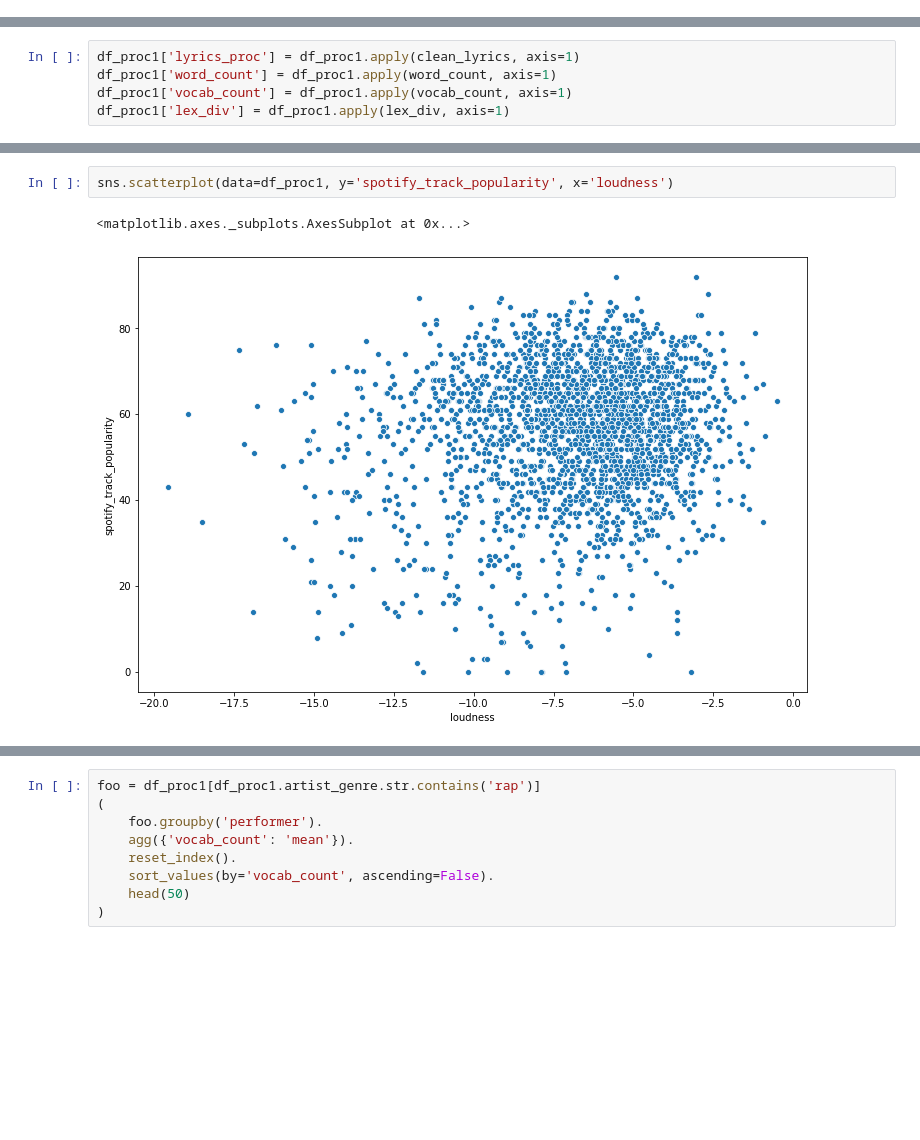
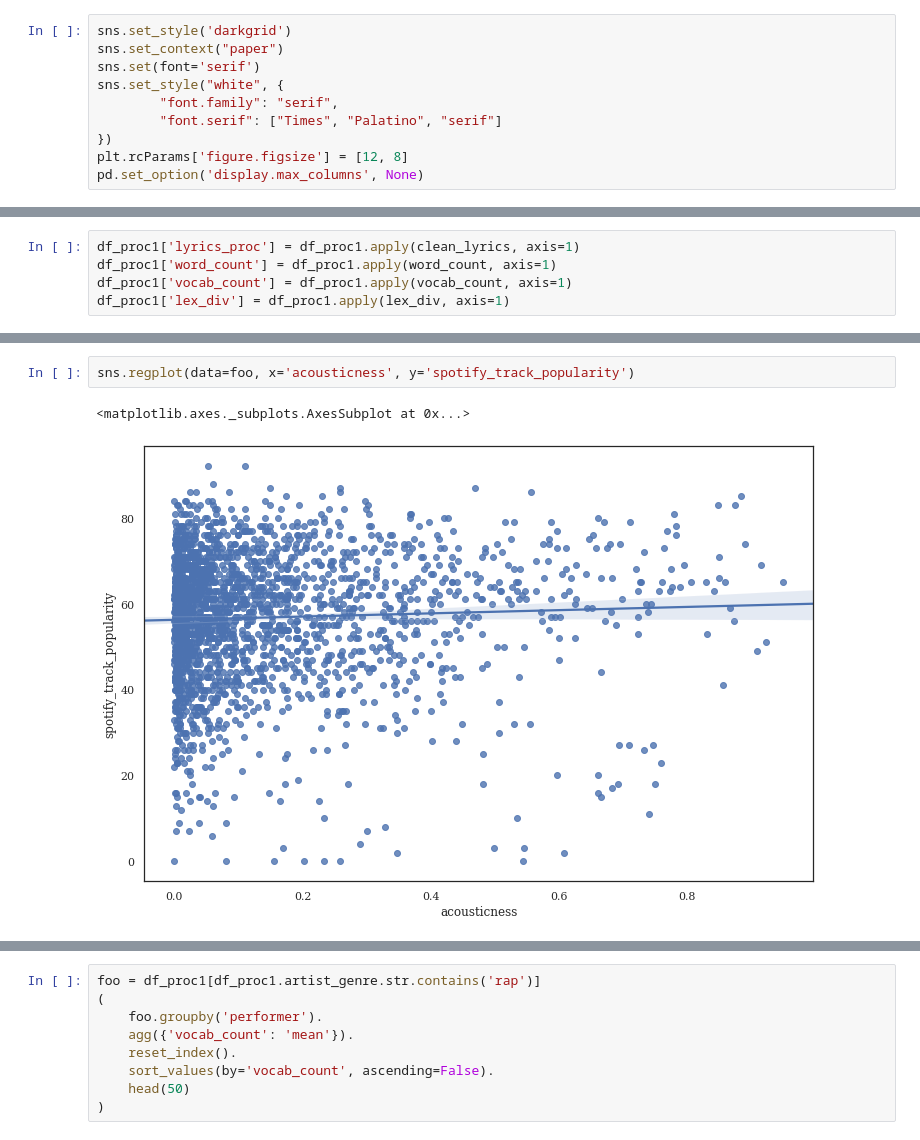
Before and after one commit to kaipak/street-pred, a Jupyter notebook: notebooks/data_wrangling_v0.0.2.ipynb, the cells around one changed output, grey strips where cells are left out. Saved outputs shown, nothing was run; the diff lists cells and outputs as text; blank space fills up the shorter version.

```diff
--- a/notebooks/data_wrangling_v0.0.2.ipynb
+++ b/notebooks/data_wrangling_v0.0.2.ipynb
@@ -17,3 +15,13 @@ plt.rcParams['figure.figsize'] = [12, 8]
+# %%
+sns.set_style('darkgrid')
+sns.set_context("paper")
+sns.set(font='serif')
+sns.set_style("white", {
+        "font.family": "serif",
+        "font.serif": ["Times", "Palatino", "serif"]
+})
+plt.rcParams['figure.figsize'] = [12, 8]
+pd.set_option('display.max_columns', None)
 # %%
 df_proc1 = pd.read_feather('../data/processed/stage1_lyrics.feather')
 df_proc1 = df_proc1.loc[df_proc1['lyrics'] != ''].reset_index()
@@ -117,5 +135,5 @@ df_proc1.head()
 # %%
-sns.scatterplot(data=df_proc1, y='spotify_track_popularity', x='loudness')
+sns.regplot(data=foo, x='acousticness', y='spotify_track_popularity')
 # %% [output]
 <matplotlib.axes._subplots.AxesSubplot at 0x...>
-[figure, old version]
+[figure, new version]
```
Also changed, not shown: parts of 34 cells of this notebook, 6 other files.
